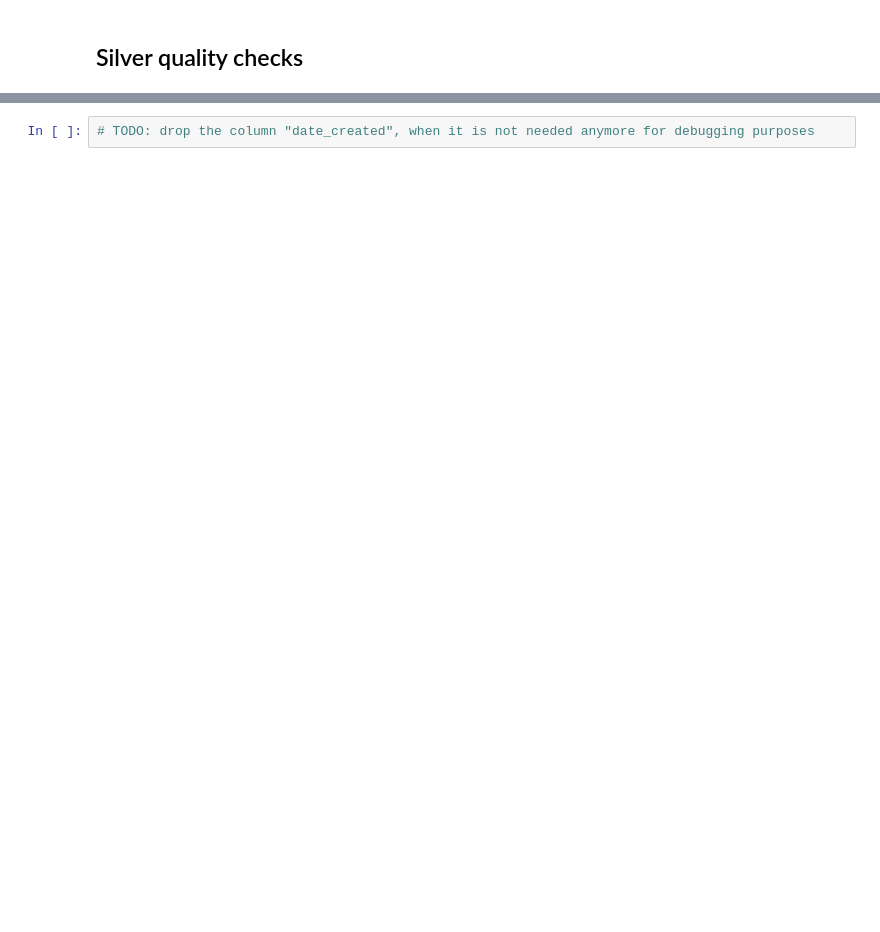
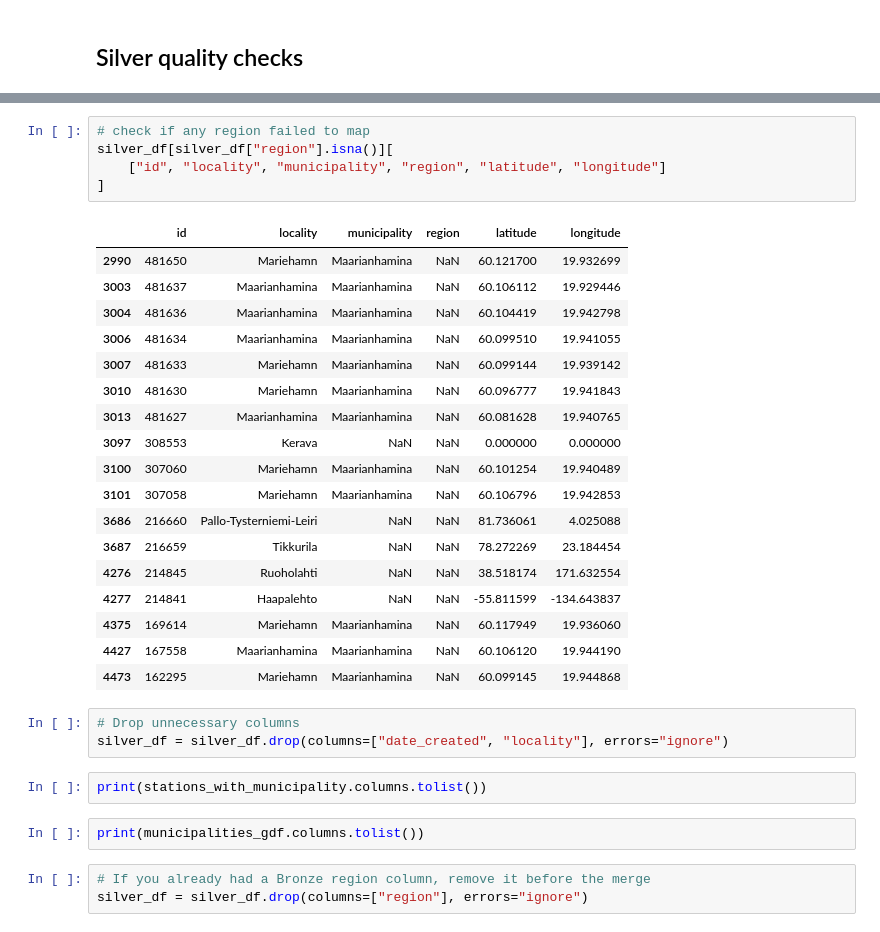
Before and after one commit to MarkusJakonen/de-week8-mini-project-team1, a Jupyter notebook: Silver/silver_data_cleaning_open_charge_FI.ipynb, the cells around one changed output, grey strips where cells are left out. Cells and saved outputs as stored; diff of their text form; blank space fills up the shorter version.

```diff
--- a/Silver/silver_data_cleaning_open_charge_FI.ipynb
+++ b/Silver/silver_data_cleaning_open_charge_FI.ipynb
@@ -361,2 +588,34 @@ invalid_municipalities.head(20)
+# %%
+# check if any region failed to map
+silver_df[silver_df["region"].isna()][
+    ["id", "locality", "municipality", "region", "latitude", "longitude"]
+]
+# %% [output]
+|  | id | locality | municipality | region | latitude | longitude |
+| 2990 | 481650 | Mariehamn | Maarianhamina | NaN | 60.121700 | 19.932699 |
+| 3003 | 481637 | Maarianhamina | Maarianhamina | NaN | 60.106112 | 19.929446 |
+| 3004 | 481636 | Maarianhamina | Maarianhamina | NaN | 60.104419 | 19.942798 |
+| 3006 | 481634 | Maarianhamina | Maarianhamina | NaN | 60.099510 | 19.941055 |
+| 3007 | 481633 | Mariehamn | Maarianhamina | NaN | 60.099144 | 19.939142 |
+| 3010 | 481630 | Mariehamn | Maarianhamina | NaN | 60.096777 | 19.941843 |
+| 3013 | 481627 | Maarianhamina | Maarianhamina | NaN | 60.081628 | 19.940765 |
+| 3097 | 308553 | Kerava | NaN | NaN | 0.000000 | 0.000000 |
+| 3100 | 307060 | Mariehamn | Maarianhamina | NaN | 60.101254 | 19.940489 |
+| 3101 | 307058 | Mariehamn | Maarianhamina | NaN | 60.106796 | 19.942853 |
+| 3686 | 216660 | Pallo-Tysterniemi-Leiri | NaN | NaN | 81.736061 | 4.025088 |
+| 3687 | 216659 | Tikkurila | NaN | NaN | 78.272269 | 23.184454 |
+| 4276 | 214845 | Ruoholahti | NaN | NaN | 38.518174 | 171.632554 |
+| 4277 | 214841 | Haapalehto | NaN | NaN | -55.811599 | -134.643837 |
+| 4375 | 169614 | Mariehamn | Maarianhamina | NaN | 60.117949 | 19.936060 |
+| 4427 | 167558 | Maarianhamina | Maarianhamina | NaN | 60.106120 | 19.944190 |
+| 4473 | 162295 | Mariehamn | Maarianhamina | NaN | 60.099145 | 19.944868 |
 # %%
-# TODO: drop the column "date_created", when it is not needed anymore for debugging purposes
+# Drop unnecessary columns
+silver_df = silver_df.drop(columns=["date_created", "locality"], errors="ignore")
+# %%
+print(stations_with_municipality.columns.tolist())
+# %%
+print(municipalities_gdf.columns.tolist())
+# %%
+# If you already had a Bronze region column, remove it before the merge
+silver_df = silver_df.drop(columns=["region"], errors="ignore")
```
Also changed, not shown: parts of 19 cells of this notebook, 2 other files.
